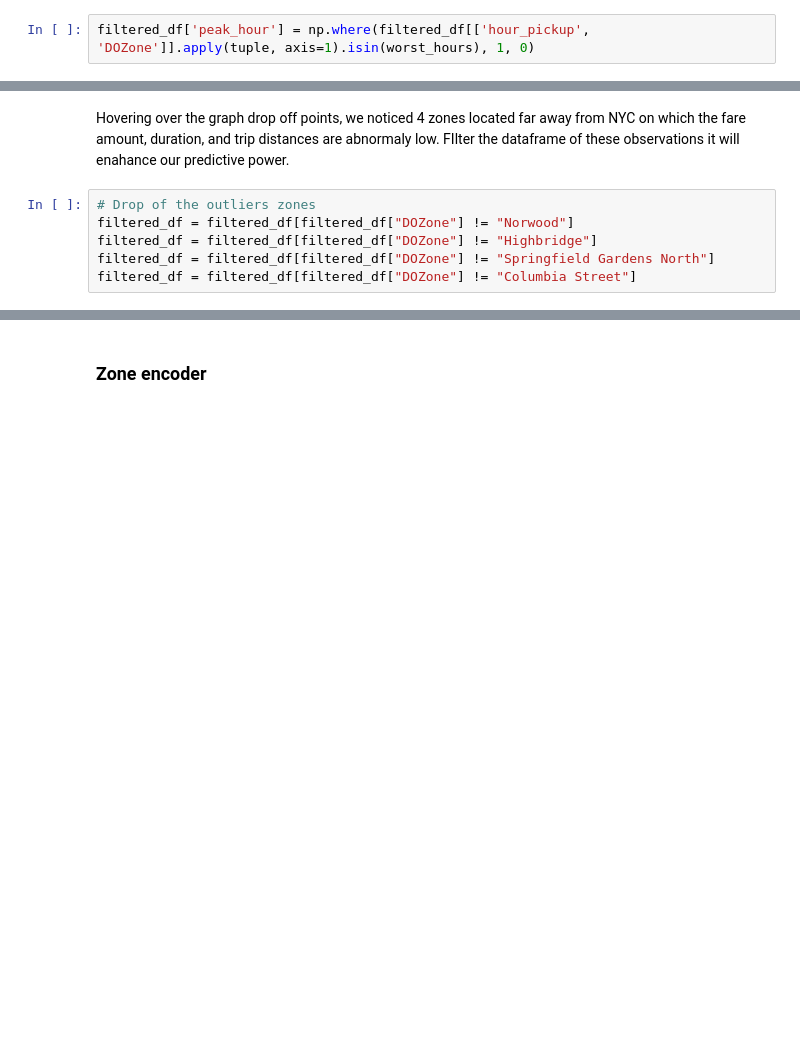
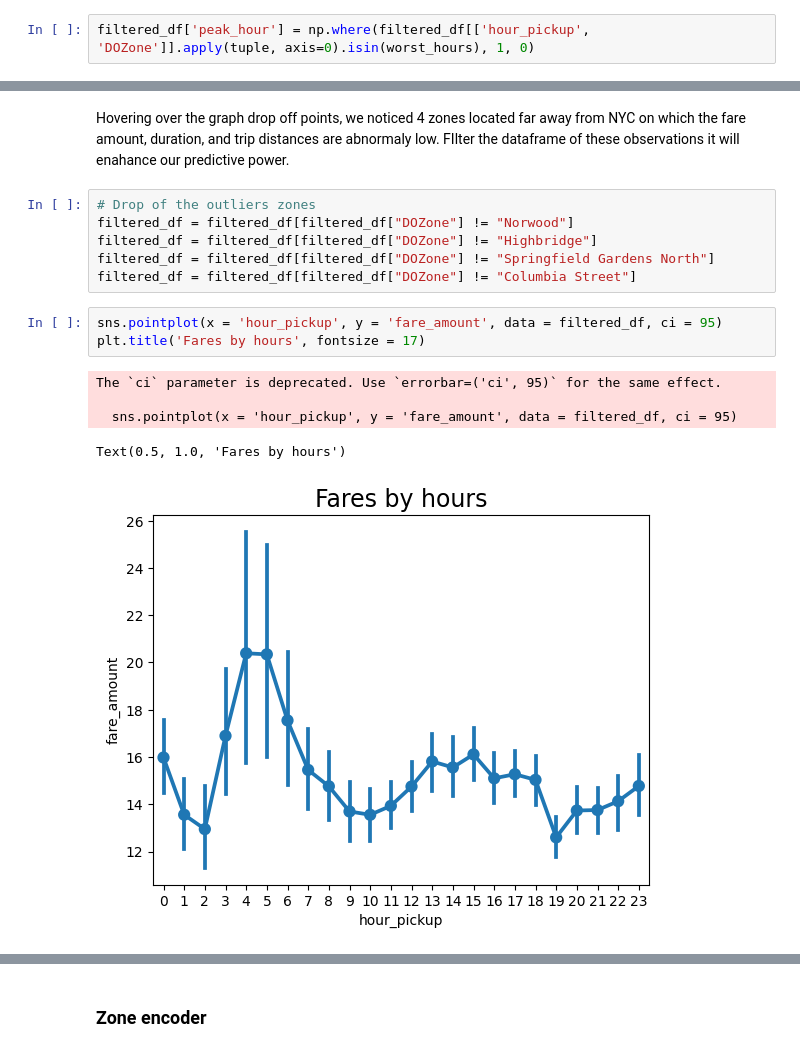
Before and after one commit to andres-mart/FinalProject, a Jupyter notebook: EDA.ipynb, the cells around one changed output, grey strips where cells are left out. Drawn from its saved outputs; the diff is of its cells as text; blank space fills up the shorter version.

```diff
--- a/EDA.ipynb
+++ b/EDA.ipynb
@@ -523,2 +520,2 @@ plt.title('Mean fares by days of months', fontsize = 16);
 # %%
-filtered_df['peak_hour'] = np.where(filtered_df[['hour_pickup', 'DOZone']].apply(tuple, axis=1).isin(worst_hours), 1, 0)
+filtered_df['peak_hour'] = np.where(filtered_df[['hour_pickup', 'DOZone']].apply(tuple, axis=0).isin(worst_hours), 1, 0)
@@ -569,3 +574,12 @@ filtered_df = filtered_df[filtered_df["DOZone"] != "Norwood"]
 filtered_df = filtered_df[filtered_df["DOZone"] != "Highbridge"]
 filtered_df = filtered_df[filtered_df["DOZone"] != "Springfield Gardens North"]
 filtered_df = filtered_df[filtered_df["DOZone"] != "Columbia Street"]
+# %%
+sns.pointplot(x = 'hour_pickup', y = 'fare_amount', data = filtered_df, ci = 95)
+plt.title('Fares by hours', fontsize = 17)
+# %% [output]
+The `ci` parameter is deprecated. Use `errorbar=('ci', 95)` for the same effect.
+
+  sns.pointplot(x = 'hour_pickup', y = 'fare_amount', data = filtered_df, ci = 95)
+Text(0.5, 1.0, 'Fares by hours')
+[figure, added]
```
Also changed, not shown: parts of 11 cells of this notebook.
